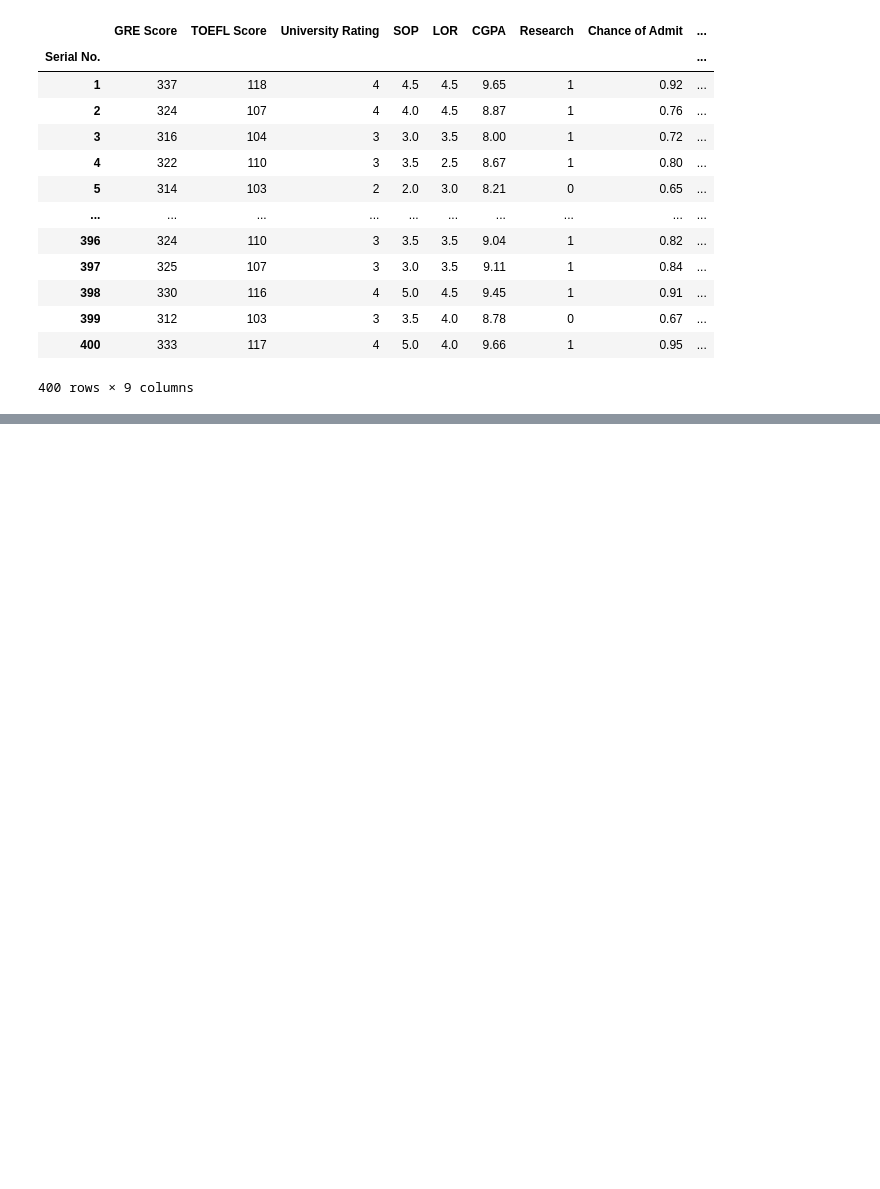
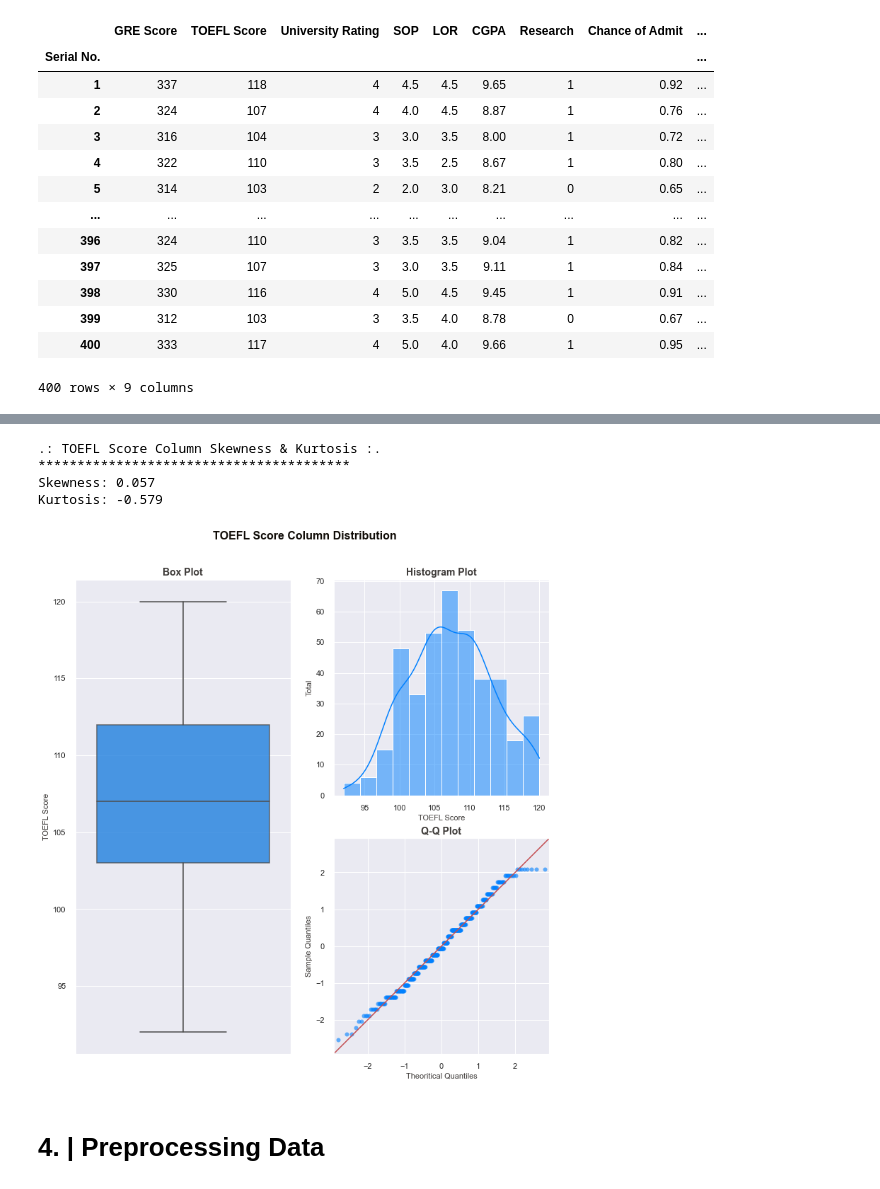
Before and after one commit to MFTDhilah/Insight1, a Jupyter notebook: TAOrbit.ipynb, the cells around one changed output, grey strips where cells are left out. Cells and saved outputs as stored; diff of their text form; code cells hidden in the pictures; blank space fills up the shorter version.

```diff
--- a/TAOrbit.ipynb
+++ b/TAOrbit.ipynb
@@ -182,0 +253,56 @@ df.category.value_counts(dropna=False)
+# %%
+# --- Variable, Color & Plot Size ---
+var = 'TOEFL Score'
+color = '#0080FF'
+fig=plt.figure(figsize=(12, 12))
+
+# --- Skewness & Kurtosis ---
+print('\033[1m'+'.: TOEFL Score Column Skewness & Kurtosis :.'+'\033[0m')
+print('*' * 40)
+print('Skewness:'+'\033[1m {:.3f}'.format(df[var].skew(axis = 0, skipna = True)))
+print('\033[0m'+'Kurtosis:'+'\033[1m {:.3f}'.format(df[var].kurt(axis = 0, skipna = True)))
+print('\n')
+
+# --- General Title ---
+fig.suptitle('TOEFL Score Column Distribution', fontweight='bold', fontsize=16,
+             fontfamily='sans-serif', color=black_grad[0])
+fig.subplots_adjust(top=0.9)
+
+# --- Histogram ---
+ax_1=fig.add_subplot(2, 2, 2)
+plt.title('Histogram Plot', fontweight='bold', fontsize=14,
+          fontfamily='sans-serif', color=black_grad[1])
+sns.histplot(data=df, x=var, kde=True, color=color)
+plt.xlabel('TOEFL Score', fontweight='regular', fontsize=11,
+           fontfamily='sans-serif', color=black_grad[1])
+plt.ylabel('Total', fontweight='regular', fontsize=11, fontfamily='sans-serif',
+           color=black_grad[1])
+
+# --- Q-Q Plot ---
+ax_2=fig.add_subplot(2, 2, 4)
+plt.title('Q-Q Plot', fontweight='bold', fontsize=14,
+          fontfamily='sans-serif', color=black_grad[1])
+qqplot(df[var], fit=True, line='45', ax=ax_2, markerfacecolor=color,
+       markeredgecolor=color, alpha=0.6)
+plt.xlabel('Theoritical Quantiles', fontweight='regular', fontsize=11,
+           fontfamily='sans-serif', color=black_grad[1])
+plt.ylabel('Sample Quantiles', fontweight='regular', fontsize=11,
+           fontfamily='sans-serif', color=black_grad[1])
+
+# --- Box Plot ---
+ax_3=fig.add_subplot(1, 2, 1)
+plt.title('Box Plot', fontweight='bold', fontsize=14, fontfamily='sans-serif',
+          color=black_grad[1])
+sns.boxplot(data=df, y=var, color=color, boxprops=dict(alpha=0.8), linewidth=1.5)
+plt.ylabel('TOEFL Score', fontweight='regular', fontsize=11, fontfamily='sans-serif',
+           color=black_grad[1])
+
+plt.show()
+# %% [output]
+.: TOEFL Score Column Skewness & Kurtosis :.
+****************************************
+Skewness: 0.057
+Kurtosis: -0.579
+[figure, added]
+# %% [markdown]
+# 4. | Preprocessing Data
```
Also changed, not shown: parts of 29 cells of this notebook, 1 other file.
